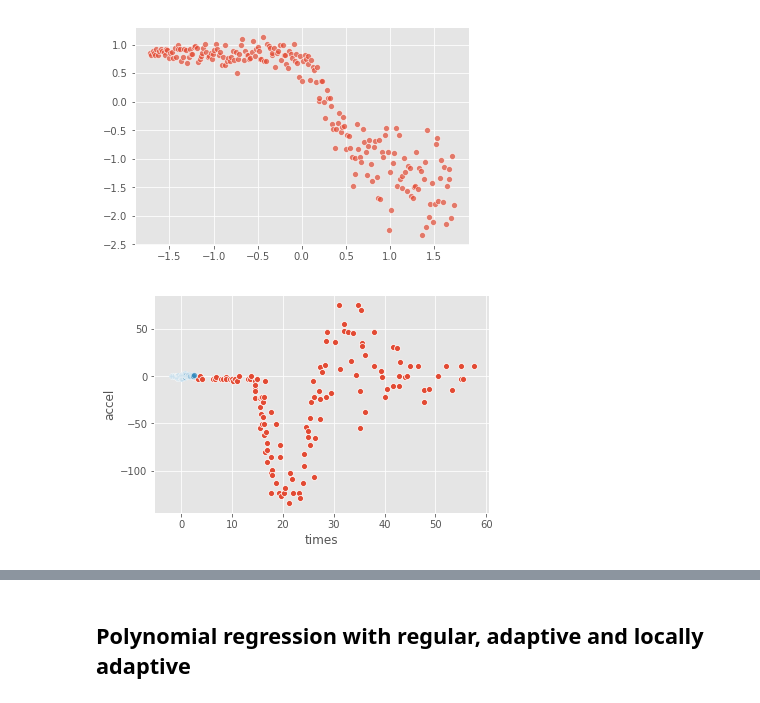
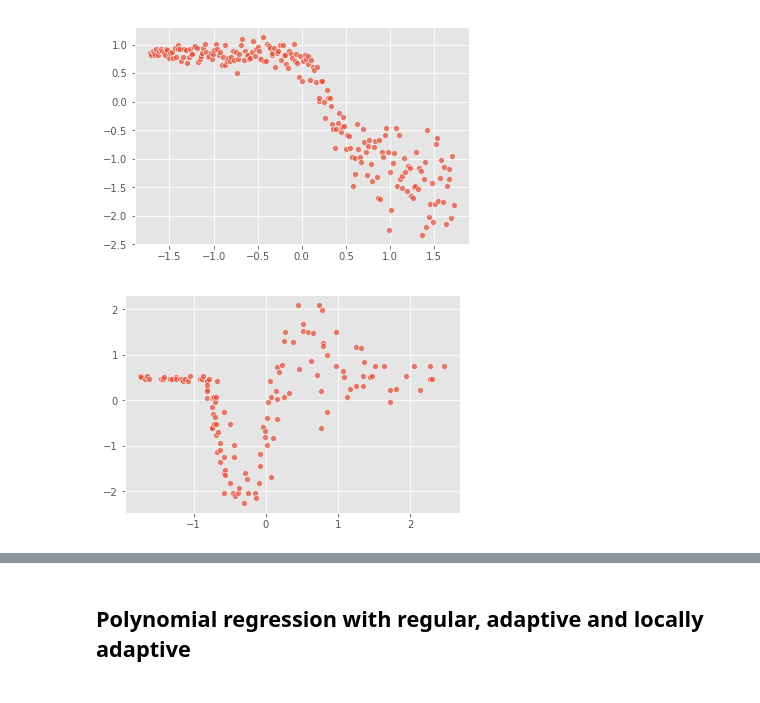
Before and after one commit to Kenta426/heteroscedastic_robust_regression, a Jupyter notebook: notebook/Real_Datasets.ipynb, the cells around one changed output, grey strips where cells are left out. Saved outputs shown, nothing was run; the diff lists cells and outputs as text; code cells hidden in the pictures.

Commit message:
Fixed plot

```diff
--- a/notebook/Real_Datasets.ipynb
+++ b/notebook/Real_Datasets.ipynb
@@ -218,14 +218,12 @@ plt.show()
 [figure]
 # %%
 X = pd.read_csv('../dataset/mcycle.csv')
-sns.scatterplot(X['times'], X['accel'])
-N = len(X)
 x_motor = X['times']
 y_motor = X['accel']
 x_motor = scaler(x_motor)
 y_motor = scaler(y_motor)
 sns.scatterplot(x_motor, y_motor, alpha=0.7)
 plt.show()
 # %% [output]
-[figure, old version]
+[figure, new version]
 # %%
```
Also changed, not shown: parts of 6 cells of this notebook.
